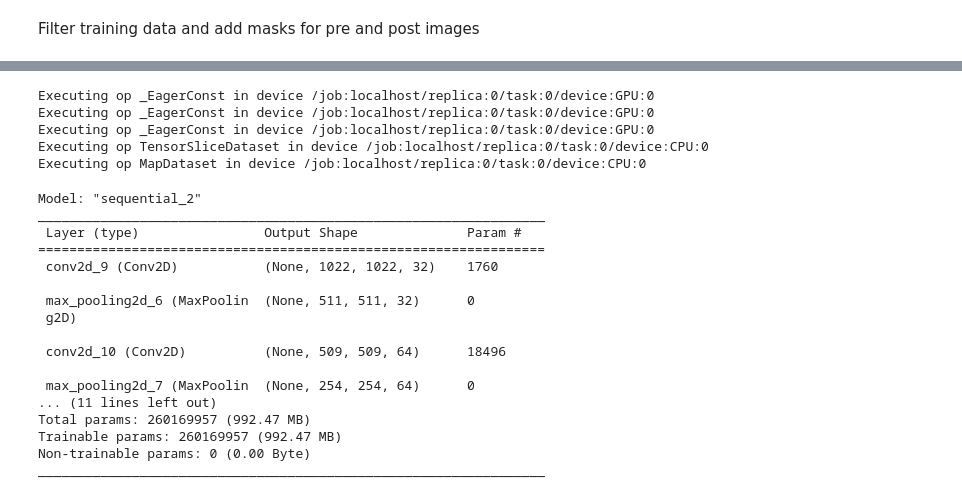
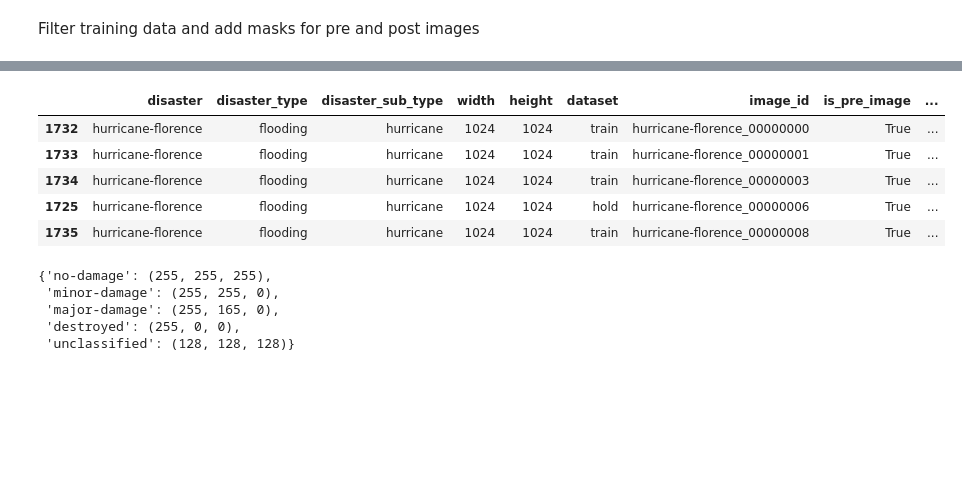
Before and after one commit to cricksmaidiene/alivio, a Jupyter notebook: src/04_models/baseline_cnn.ipynb, the cells around one changed output, grey strips where cells are left out. Drawn from its saved outputs; the diff is of its cells as text; code cells hidden in the pictures; blank space fills up the shorter version.

```diff
--- a/src/04_models/baseline_cnn.ipynb
+++ b/src/04_models/baseline_cnn.ipynb
@@ -221,10 +189,0 @@ assert len(pre_image_paths) == len(post_image_paths) == len(mask_image_paths), "
-# %%
-# Create a TensorFlow dataset
-list_ds = tf.data.Dataset.from_tensor_slices((pre_image_paths, post_image_paths, mask_image_paths))
-dataset = list_ds.map(load_and_preprocess_image)
-# %% [output]
-Executing op _EagerConst in device /job:localhost/replica:0/task:0/device:GPU:0
-Executing op _EagerConst in device /job:localhost/replica:0/task:0/device:GPU:0
-Executing op _EagerConst in device /job:localhost/replica:0/task:0/device:GPU:0
-Executing op TensorSliceDataset in device /job:localhost/replica:0/task:0/device:CPU:0
-Executing op MapDataset in device /job:localhost/replica:0/task:0/device:CPU:0
@@ -254,20 +190,27 @@ model.compile(
-# %%
-model.summary()
-# %% [output]
-Model: "sequential_2"
-_________________________________________________________________
- Layer (type)                Output Shape              Param #
-=================================================================
- conv2d_9 (Conv2D)           (None, 1022, 1022, 32)    1760
-
- max_pooling2d_6 (MaxPoolin  (None, 511, 511, 32)      0
- g2D)
-
- conv2d_10 (Conv2D)          (None, 509, 509, 64)      18496
-
- max_pooling2d_7 (MaxPoolin  (None, 254, 254, 64)      0
-... (11 lines left out)
-Total params: 260169957 (992.47 MB)
-Trainable params: 260169957 (992.47 MB)
-Non-trainable params: 0 (0.00 Byte)
-_________________________________________________________________
+# %%
+pre_img_train_df.head()
+# %% [output]
+|  | disaster | disaster_type | disaster_sub_type | width | height | dataset | image_id | is_pre_image | ... |
+| 1732 | hurricane-florence | flooding | hurricane | 1024 | 1024 | train | hurricane-florence_00000000 | True | ... |
+| 1733 | hurricane-florence | flooding | hurricane | 1024 | 1024 | train | hurricane-florence_00000001 | True | ... |
+| 1734 | hurricane-florence | flooding | hurricane | 1024 | 1024 | train | hurricane-florence_00000003 | True | ... |
+| 1725 | hurricane-florence | flooding | hurricane | 1024 | 1024 | hold | hurricane-florence_00000006 | True | ... |
+| 1735 | hurricane-florence | flooding | hurricane | 1024 | 1024 | train | hurricane-florence_00000008 | True | ... |
+# %%
+# Color map for classes
+color_map = {
+    "no-damage": "white",
+    "minor-damage": "yellow",
+    "major-damage": "orange",
+    "destroyed": "red",
+    "unclassified": "grey",
+}
+
+color_map_rgb: dict[str, tuple[int]] = {damage_class: ImageColor.getrgb(c) for damage_class, c in color_map.items()}
+color_map_rgb
+# %% [output]
+{'no-damage': (255, 255, 255),
+ 'minor-damage': (255, 255, 0),
+ 'major-damage': (255, 165, 0),
+ 'destroyed': (255, 0, 0),
+ 'unclassified': (128, 128, 128)}
```
Also changed, not shown: parts of 23 cells of this notebook, 1 other file.
